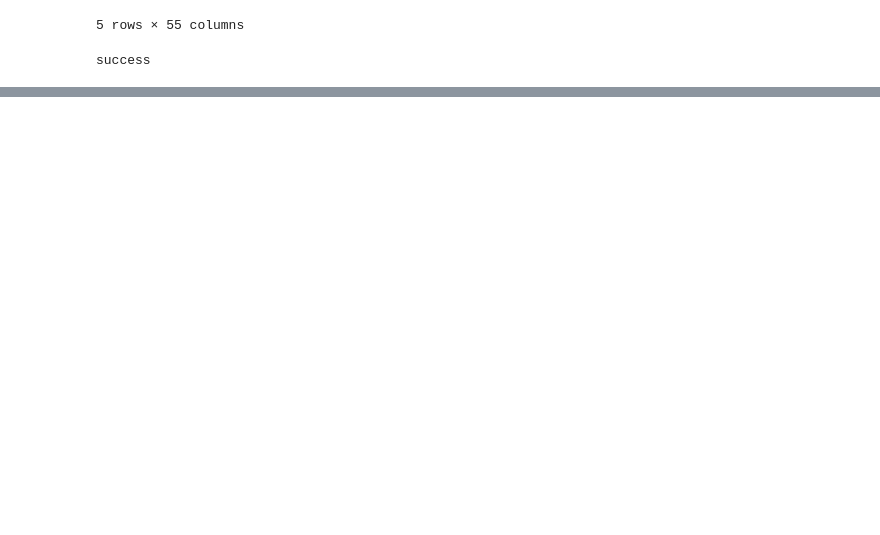
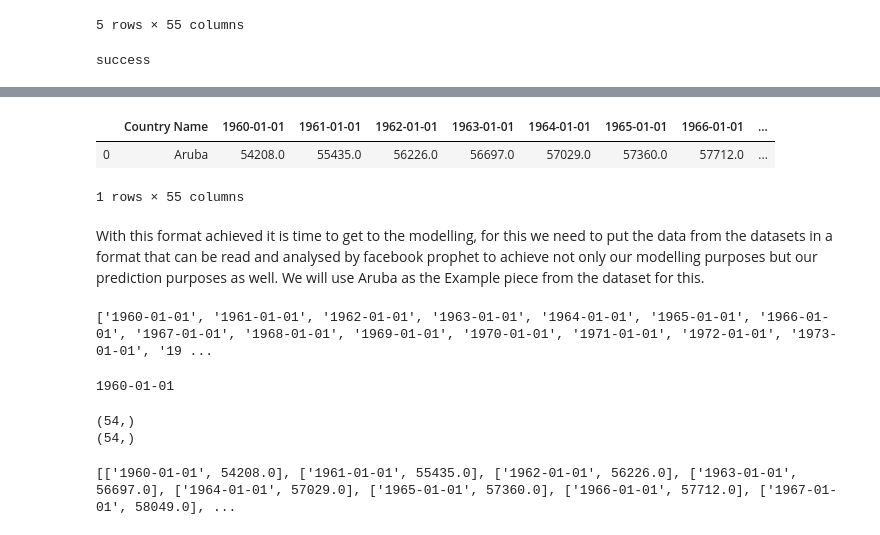
Before and after one commit to ByteOrNibble/BigDataLandscapes, a Jupyter notebook: FinalAssessment.ipynb, the cells around one changed output, grey strips where cells are left out. Cells and saved outputs as stored; diff of their text form; code cells hidden in the pictures; blank space fills up the shorter version.

```diff
--- a/FinalAssessment.ipynb
+++ b/FinalAssessment.ipynb
@@ -81,8 +82,3 @@ populationData.transpose()
 print("success")
 # %% [output]
 success
-# %%
-data = [['1960', 5430], ['1961',4560]]
-df = pd.DataFrame(data, columns = ['ds', 'y'])
-country = populationData.iloc[0,1]
-print(country)
@@ -91,2 +84,0 @@ print(country)
-# %%
-p.fit(df)
@@ -105,0 +89,8 @@ KeyError: "['y'] not in index"
+# %%
+
+for item, df in populationData.items():
+    if item != "Country Name":
+        print(item)
+        newName = item+'-01-01'
+        print(newName)
+        populationData.rename(columns = {item:newName}, inplace=True)
@@ -105,0 +115,22 @@ KeyError: "['y'] not in index"
+# %%
+##outputing the information to show that the names of the columns have been changed to match the necessary date format
+##in the form YYYY-MM-DD
+populationData.head(1)
+# %% [output]
+|  | Country Name | 1960-01-01 | 1961-01-01 | 1962-01-01 | 1963-01-01 | 1964-01-01 | 1965-01-01 | 1966-01-01 | ... |
+| 0 | Aruba | 54208.0 | 55435.0 | 56226.0 | 56697.0 | 57029.0 | 57360.0 | 57712.0 | ... |
+1 rows × 55 columns
+# %% [markdown]
+With this format achieved it is time to get to the modelling, for this we need to put the data from the datasets in a format that can be read and analysed by facebook prophet to achieve not only our modelling purposes but our prediction purposes as well. We will use Aruba as the Example piece from the dataset for this.
+# %%
+data = []
+for year, i in populationData.items():
+    if year != "Country Name":
+       ## print date.
+
+        data.append(year)
+
+print(data)
+##df = pd.DataFrame(data, columns = ['Date', 'Population'])
+# %% [output]
+['1960-01-01', '1961-01-01', '1962-01-01', '1963-01-01', '1964-01-01', '1965-01-01', '1966-01-01', '1967-01-01', '1968-01-01', '1969-01-01', '1970-01-01', '1971-01-01', '1972-01-01', '1973-01-01', '19 ...
@@ -105,0 +140,27 @@ KeyError: "['y'] not in index"
+# %%
+dates = column.columns
+print(dates[0])
+# %% [output]
+1960-01-01
+# %%
+population = populationData.iloc[0]
+pops= population.iloc[0:]
+
+
+print(dates.shape)
+print(pops.shape)
+
+
+## Data is the same shape and can now be mapped
+##df = pd.DataFrame(val.iloc[1:], columns = ['Date', 'Population'])
+# %% [output]
+(54,)
+(54,)
+# %%
+data = []
+for x in range(0 , len(value1)):
+    data.append([dates[x] , pops.iloc[x]])
+print(data)
+df = pd.DataFrame(data, columns = ['Date', 'Population'])
+# %% [output]
+[['1960-01-01', 54208.0], ['1961-01-01', 55435.0], ['1962-01-01', 56226.0], ['1963-01-01', 56697.0], ['1964-01-01', 57029.0], ['1965-01-01', 57360.0], ['1966-01-01', 57712.0], ['1967-01-01', 58049.0], ...
```
Also changed, not shown: parts of 9 cells of this notebook.
